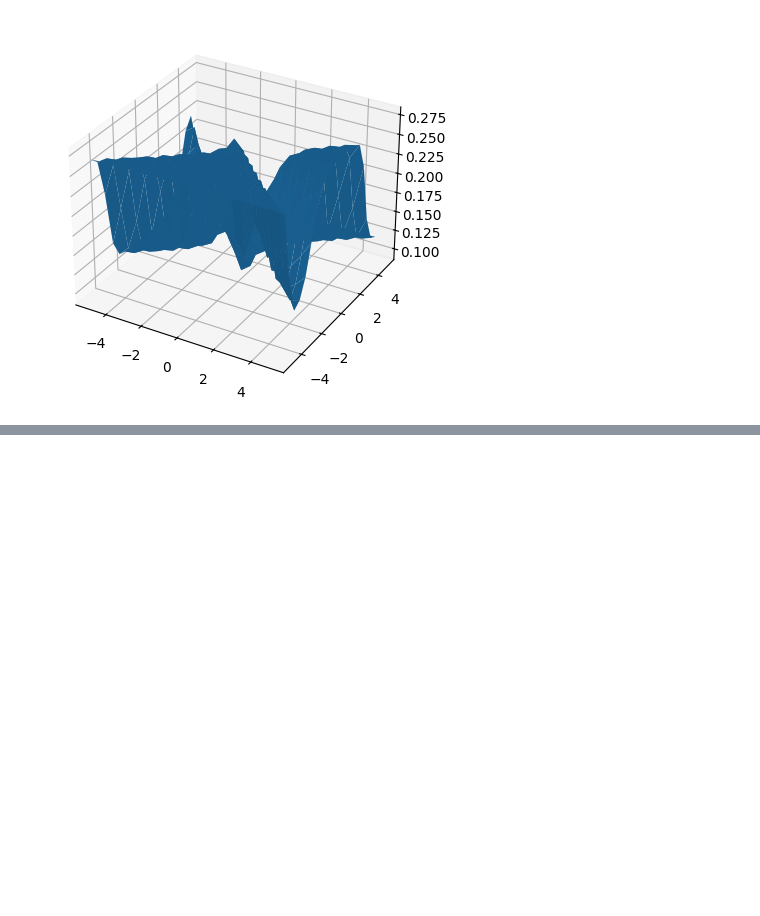
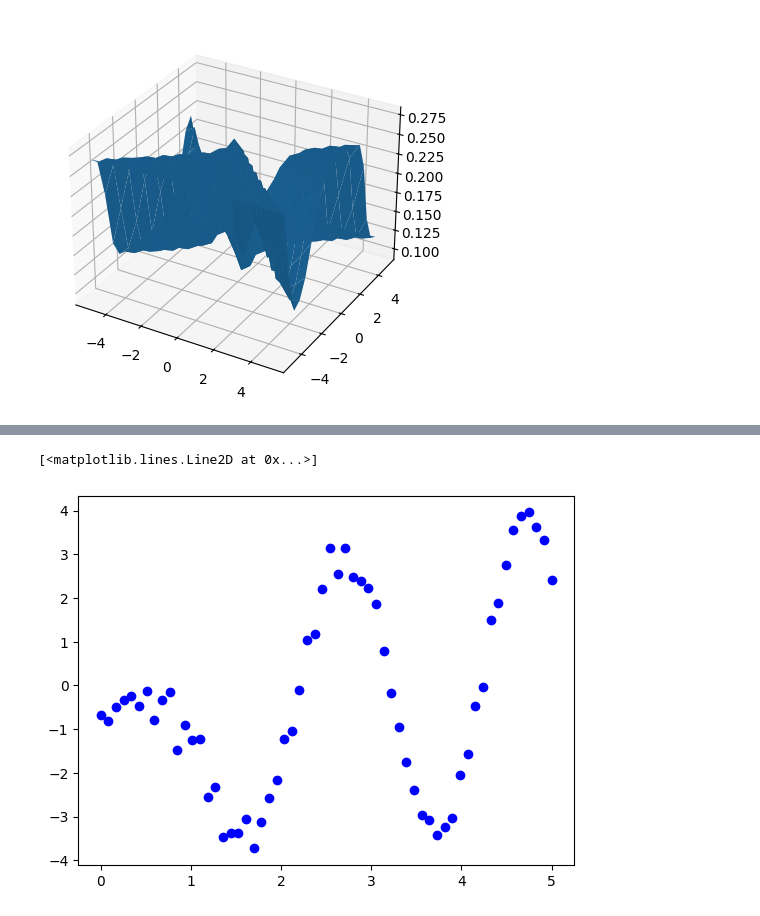
Before and after one commit to jordanlavenant/TP1-modelisation, a Jupyter notebook: TP1_1.6.ipynb, the cells around one changed output, grey strips where cells are left out. Cells and saved outputs as stored; diff of their text form; code cells hidden in the pictures; blank space fills up the shorter version.

```diff
--- a/TP1_1.6.ipynb
+++ b/TP1_1.6.ipynb
@@ -81,0 +271,23 @@ plt.show()
+# %%
+#Voici la fonction qui génère une liste de "size" valeurs selon une loi gaussienne de paramètres "mu" et "sigma" :
+def gaussnoise(mu, sigma, size):
+  return np.random.normal(mu, sigma, size)
+
+# Création du jeu de données
+a, b = 0, 5
+N = 60
+X = np.linspace(a, b, N)
+#print(X)
+
+Y = f(X)
+Ynoisy=f(X)+gaussnoise(0,0.3,N)
+#print(Y)
+
+X_train = X.reshape(-1,1)
+Y_train = Ynoisy.reshape(-1,1)
+# Tracer du nuage de points des données bruitées color='blue'
+
+plt.plot(X_train, Y_train,"ob")
+# %% [output]
+[<matplotlib.lines.Line2D at 0x...>]
+[figure, added]
```
Also changed, not shown: parts of 12 cells of this notebook.
